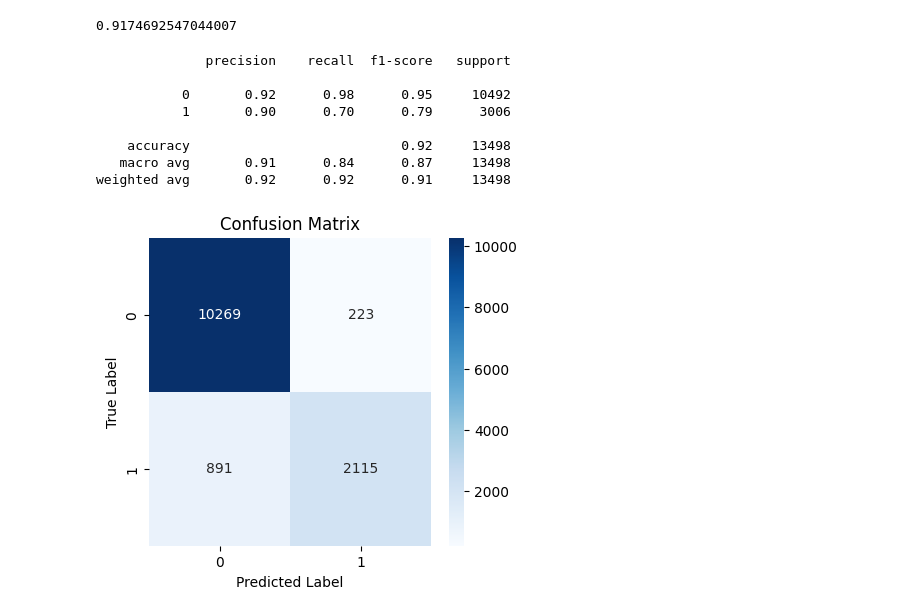
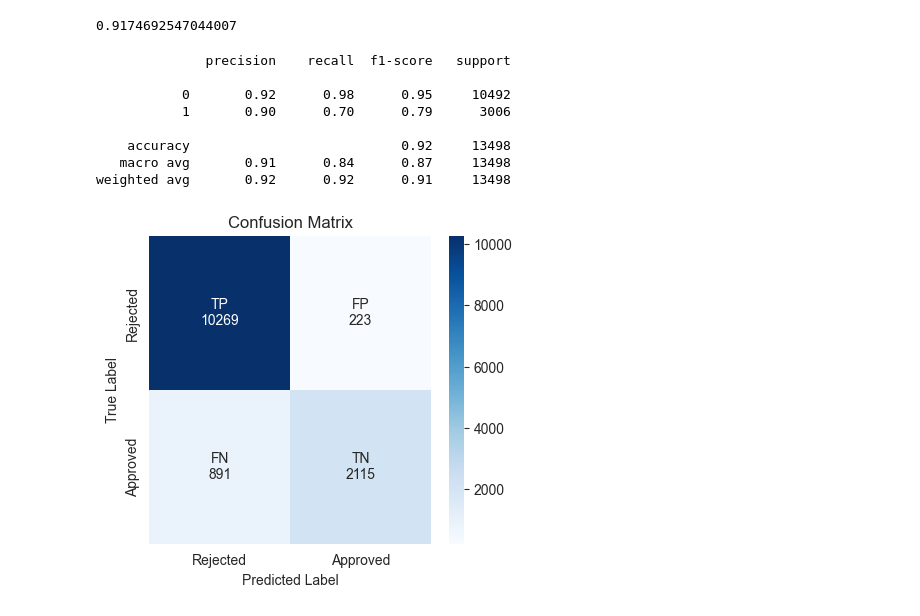
Before and after one commit to FIINNO/Loan-Approval-Classification, a Jupyter notebook: random_forest.ipynb, the cells around one changed output. Cells and saved outputs as stored; diff of their text form; code cells hidden in the pictures.

```diff
--- a/random_forest.ipynb
+++ b/random_forest.ipynb
@@ -46,28 +46,32 @@ print(accuracy_score(test_labels, prediction))
 # %%
 import matplotlib.pyplot as plt
 import seaborn
 
 
 cm = confusion_matrix(test_labels, prediction)
 clf_report = classification_report(test_labels, prediction)
 
+
+entries = np.array([[f'TP\n{cm[0][0]}', f'FP\n{cm[0][1]}'],
+                    [f'FN\n{cm[1][0]}', f'TN\n{cm[1][1]}']])
+
 plt.figure(figsize=(10, 4))
 
 # Confusion Matrix
 plt.subplot(1, 2, 1)
-seaborn.heatmap(cm, annot=True, fmt='d', cmap='Blues')
+seaborn.heatmap(cm, annot=entries, fmt='', cmap='Blues', xticklabels=['Rejected', 'Approved'], yticklabels=['Rejected', 'Approved'])
 plt.title('Confusion Matrix')
 plt.xlabel('Predicted Label')
 plt.ylabel('True Label')
 
 print(clf_report)
 # %% [output]
               precision    recall  f1-score   support
 
            0       0.92      0.98      0.95     10492
            1       0.90      0.70      0.79      3006
 
     accuracy                           0.92     13498
    macro avg       0.91      0.84      0.87     13498
 weighted avg       0.92      0.92      0.91     13498
-[figure, old version]
+[figure, new version]
```
